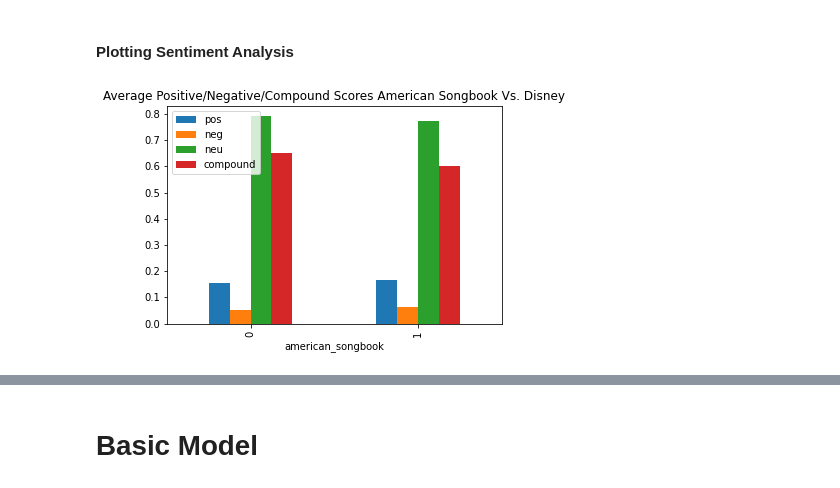
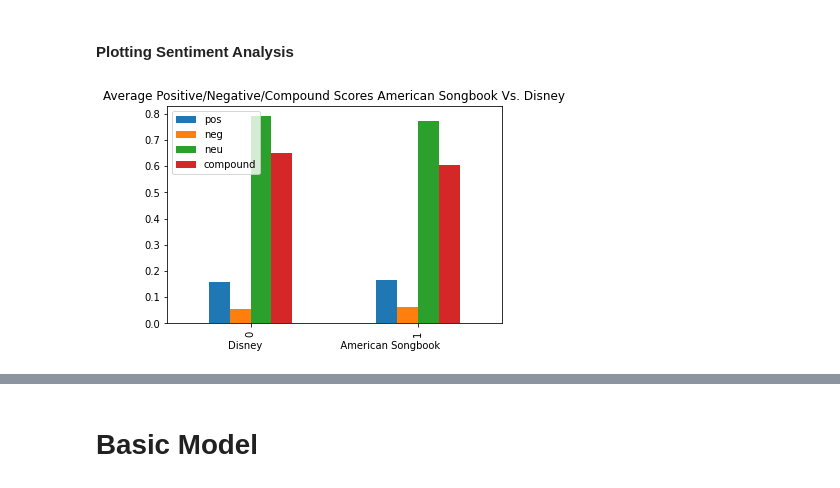
Before and after one commit to roycephillipsjr/capstone_project, a Jupyter notebook: 03_EDA.ipynb, the cells around one changed output, grey strips where cells are left out. Saved outputs shown, nothing was run; the diff lists cells and outputs as text; code cells hidden in the pictures.

```diff
--- a/03_EDA.ipynb
+++ b/03_EDA.ipynb
@@ -160,9 +161,10 @@ plt.xlabel('Number of Words in Lyrics');
 #### Plotting Sentiment Analysis
 # %%
 songs.groupby('american_songbook')[['pos', 'neg', 'neu', 'compound']].mean().plot(kind='bar')
-plt.title('Average Positive/Negative/Compound Scores American Songbook Vs. Disney');
+plt.title('Average Positive/Negative/Compound Scores American Songbook Vs. Disney')
+plt.xlabel('Disney' + (' ' * 25) + 'American Songbook');
 # %% [output]
-[figure, old version]
+[figure, new version]
 # %%
 # This function is taken from the local lab sentiment analysis
 def plot_dist(df = songs, american_songbook = [0, 1], col = 'neg'):
```
Also changed, not shown: parts of 12 cells of this notebook, 2 other files.
